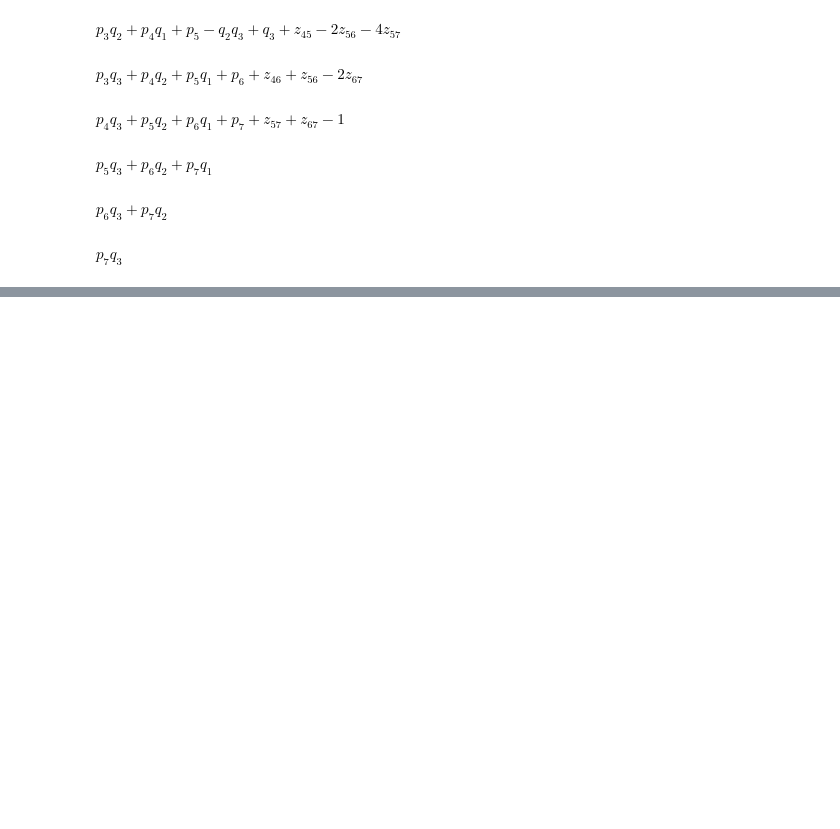
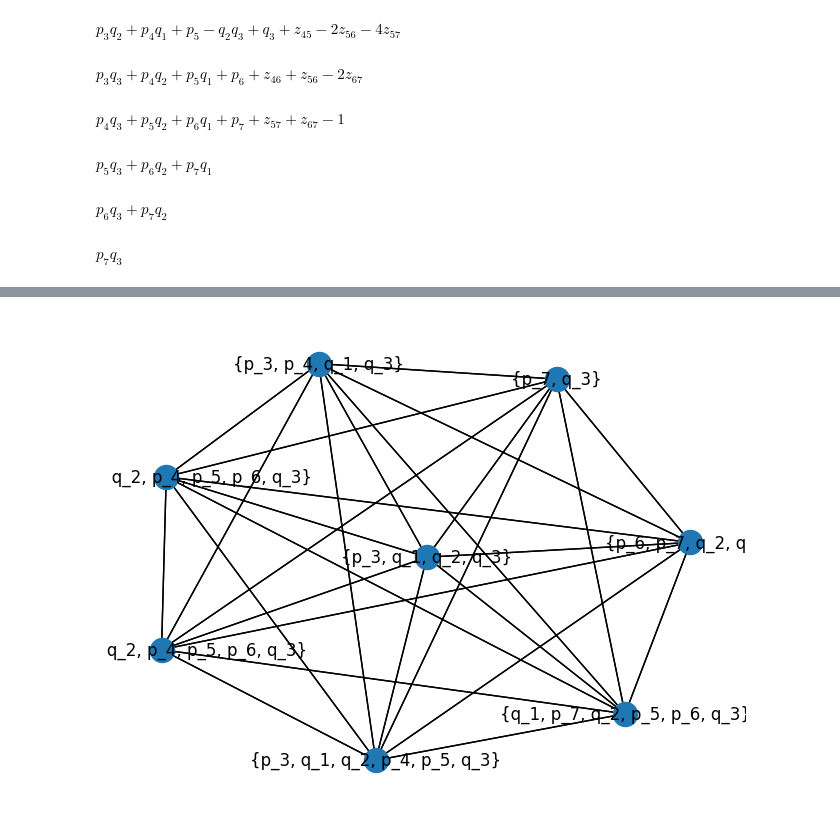
Before and after one commit to Mostafa-Atallah2020/func-qaoa-factorization, a Jupyter notebook: examples/Effective space for VQF clauses.ipynb, the cells around one changed output, grey strips where cells are left out. Drawn from its saved outputs; the diff is of its cells as text; code cells hidden in the pictures; blank space fills up the shorter version.

Commit message:
Getting the superposition tables for VQF clauses

```diff
--- a/examples/Effective space for VQF clauses.ipynb
+++ b/examples/Effective space for VQF clauses.ipynb
@@ -134,21 +70,0 @@ ValueError: No disjoint sets found. Choose another set of sets.
-# %%
-def reduce_space(expr):
-    variables = list(expr.free_symbols)
-    values = product(range(2), repeat=len(variables))
-    reduced_space = []
-    for v in values:
-        subs_dict = dict(zip(variables, v))
-        subs_expr = expr.subs(subs_dict)
-        if simplify(subs_expr) == 0:
-            reduced_space.append(v)
-    return variables, reduced_space
-
-
-frames = []
-for c in disjoint_clauses:
-    variables, reduced_space = reduce_space(c)
-    df = pd.DataFrame(reduced_space, columns=variables)
-    frames.append(df)
-
-for df in frames:
-    display(df)
@@ -268,0 +71,15 @@ q_7    q_7
+# %%
+def get_space_eff_clauses(simplified_clauses):
+    eff_clauses = {}
+    for c in simplified_clauses:
+        if c != 0:
+            c = Clause(c)
+            table = c.reduce_space().remove_carry_bits()
+            bits = table.bits
+            eff_clauses[table] = bits
+    return eff_clauses
+
+eff_clauses = get_space_eff_clauses(simplified_clauses)
+
+for bits in (eff_clauses.values()):
+    print(bits)
@@ -268,0 +95,7 @@ q_7    q_7
+# %%
+pq_bits = eff_clauses.values()
+graph = SetsGraph(pq_bits)
+disjoint_sets = graph.disjoint_sets
+graph.draw()
+# %% [output]
+[figure, added]
```
Also changed, not shown: parts of 12 cells of this notebook.
